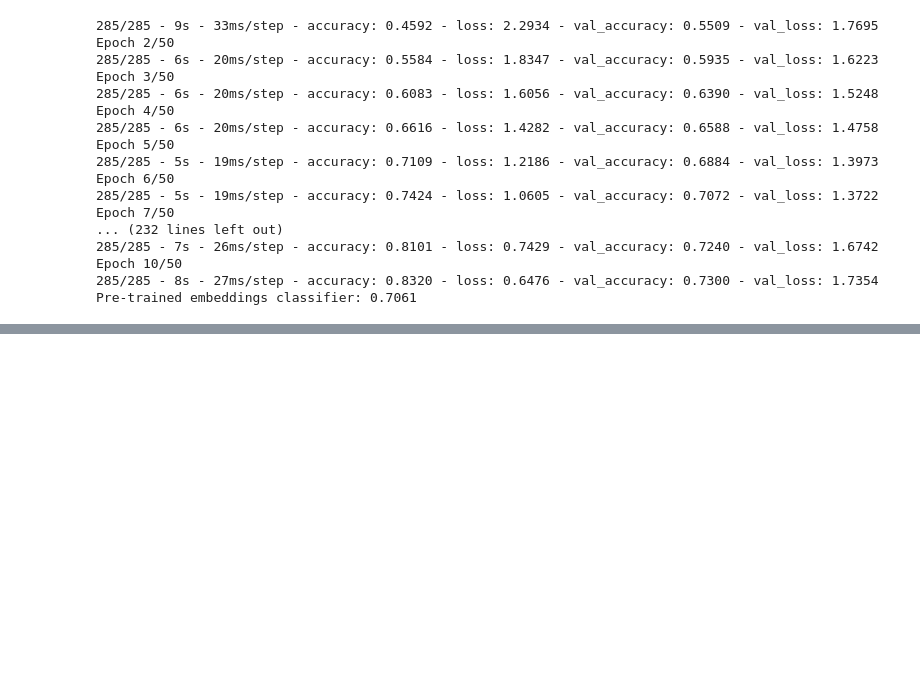
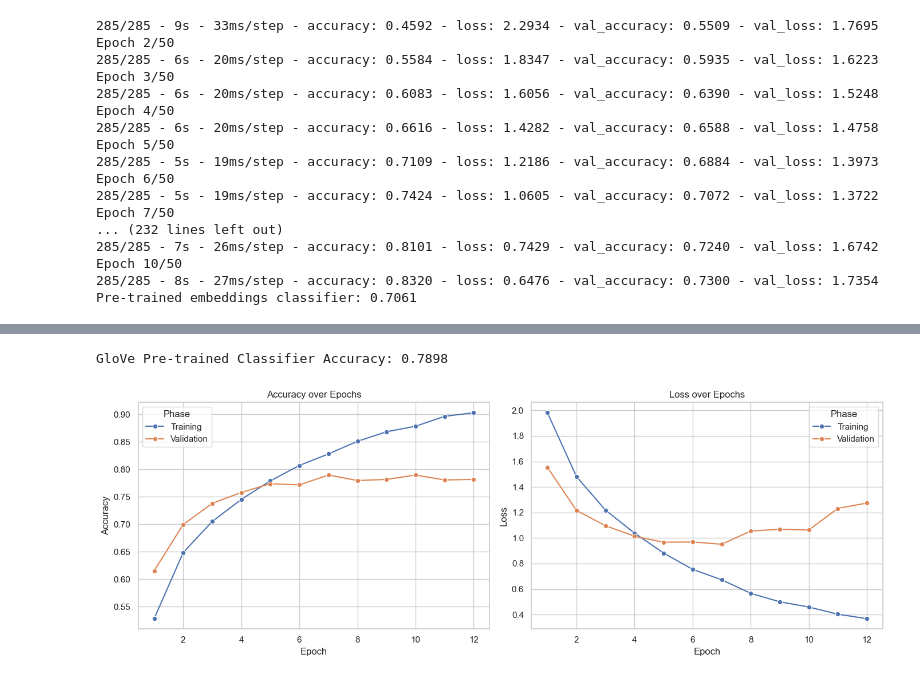
Before and after one commit to daniiprietoo/LM-project, a Jupyter notebook: LM_Practice.ipynb, the cells around one changed output, grey strips where cells are left out. Cells and saved outputs as stored; diff of their text form; code cells hidden in the pictures; blank space fills up the shorter version.

```diff
--- a/LM_Practice.ipynb
+++ b/LM_Practice.ipynb
@@ -557,7 +608,7 @@ for w_size, e_dim in [(w, e) for w in WINDOW_SIZES for e in EMBEDDING_DIMS]:
         )
 
         classifier_model = build_classifier(
-            embeddings_matrix=pretrained_embeddings,
+            embeddings_matrix=adapted_embeddings,
             trainable=False,
             num_classes=NUM_CLASSES,
             max_len=MAX_LEN,
@@ -671,0 +731,8 @@ Pre-trained embeddings classifier: 0.7061
+# %%
+import gensim.downloader as gsm
+
+print(list(gsm.info()["models"].keys()))
+
+# Load the GloVe embeddings (100-dimensional) from gensim's API
+glove_model = gsm.load("glove-wiki-gigaword-100")
+word2vec_model = gsm.load("word2vec-google-news-300")
@@ -671,0 +776,27 @@ Pre-trained embeddings classifier: 0.7061
+# %%
+adapted_embeddings_glove = adapt_gensim_to_reuters_embeddings(
+    glove_model,
+    word_index_reuters,
+    embed_dim=100,
+    num_words=VOCAB_SIZE,
+    index_from=INDEX_FROM,
+)
+glove_classifier_model = build_classifier(
+    embeddings_matrix=adapted_embeddings_glove,
+    trainable=False,
+    num_classes=NUM_CLASSES,
+    max_len=MAX_LEN,
+    vocab_size=VOCAB_SIZE,
+)
+
+callbacks = get_classifier_callbacks("models/classifier_glove_pretrained.keras", 5)
+
+history = glove_classifier_model.fit(
+    x_train,
+    y_train,
+    epochs=50,
+    batch_size=32,
+    validation_split=0.1,
+    callbacks=callbacks,
+    verbose=1,
+)
@@ -671,0 +890,7 @@ Pre-trained embeddings classifier: 0.7061
+# %%
+test_loss, test_acc = glove_classifier_model.evaluate(x_test, y_test, verbose=0)
+print(f"GloVe Pre-trained Classifier Accuracy: {test_acc:.4f}")
+plot_keras_history(history, metrics=["accuracy", "loss"])
+# %% [output]
+GloVe Pre-trained Classifier Accuracy: 0.7898
+[figure, added]
```
Also changed, not shown: parts of 23 cells of this notebook, 11 other files.
